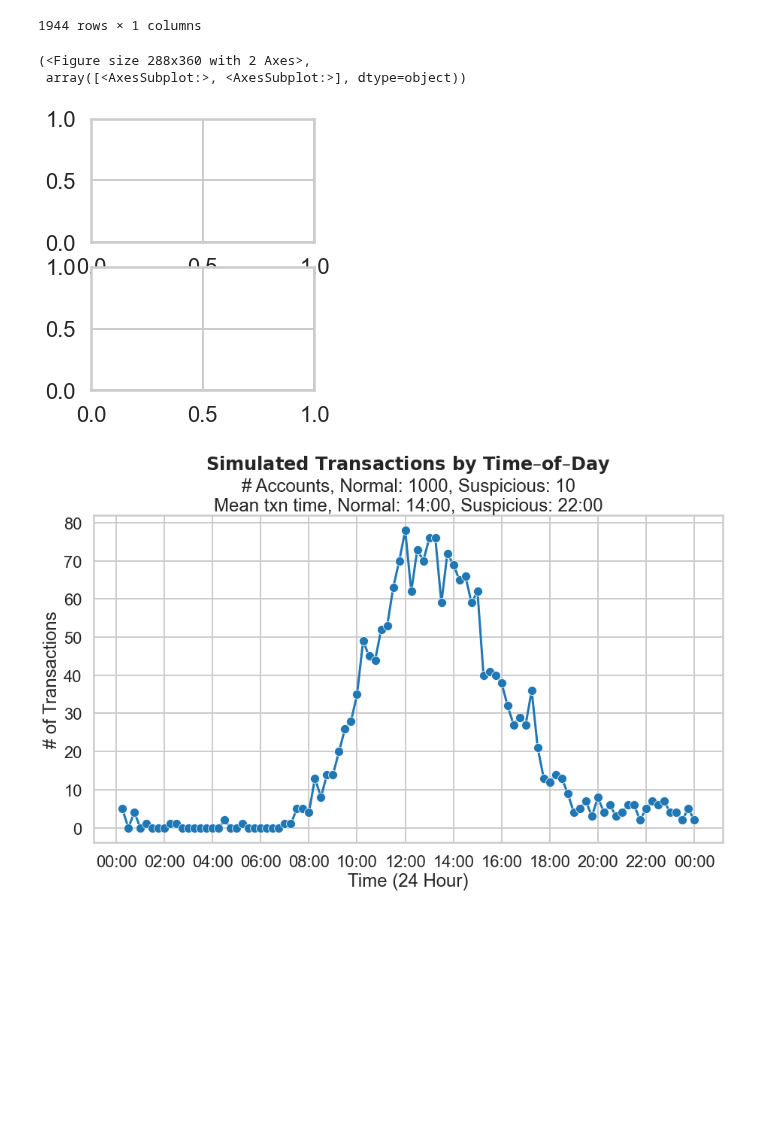
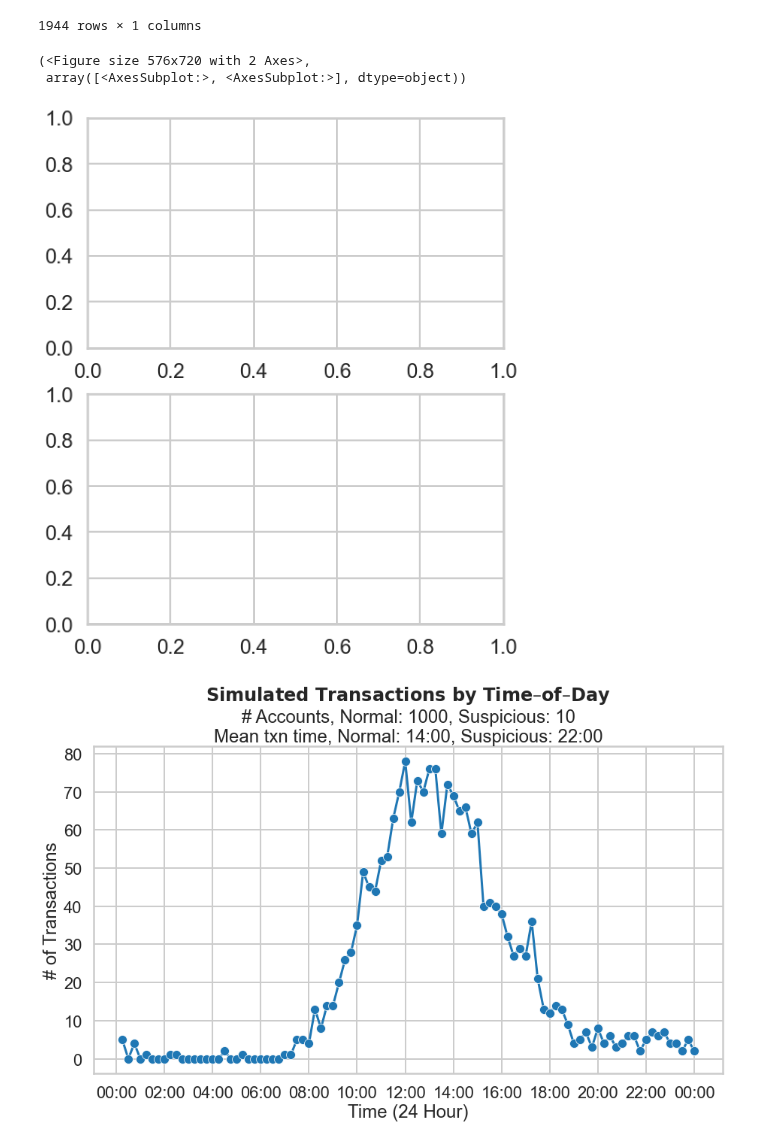
Before and after one commit to nouyang/fake-banking-data, a Jupyter notebook: 0c - main_pt3.ipynb, the cells around one changed output. Saved outputs shown, nothing was run; the diff lists cells and outputs as text; code cells hidden in the pictures; blank space fills up the shorter version.

```diff
--- a/0c - main_pt3.ipynb
+++ b/0c - main_pt3.ipynb
@@ -411,11 +411,11 @@ df = pd.DataFrame(resampled.count())
 df.columns=['num_txns']
 df['labels'] = pd.to_datetime(df.index).strftime('%H:%M')
 # %%
-plt.subplots(2,1, figsize=(4,5))
+plt.subplots(2,1, figsize=(8,10))
 # %% [output]
-(<Figure size 288x360 with 2 Axes>,
+(<Figure size 576x720 with 2 Axes>,
  array([<AxesSubplot:>, <AxesSubplot:>], dtype=object))
-[figure, old version]
+[figure, new version]
 # %%
 fig, ax = plt.subplots(figsize=(15,8))
 sns.lineplot(x='send_txn_times', y='num_txns', data=df, ax=ax,
```
Also changed, not shown: 2 other files.
